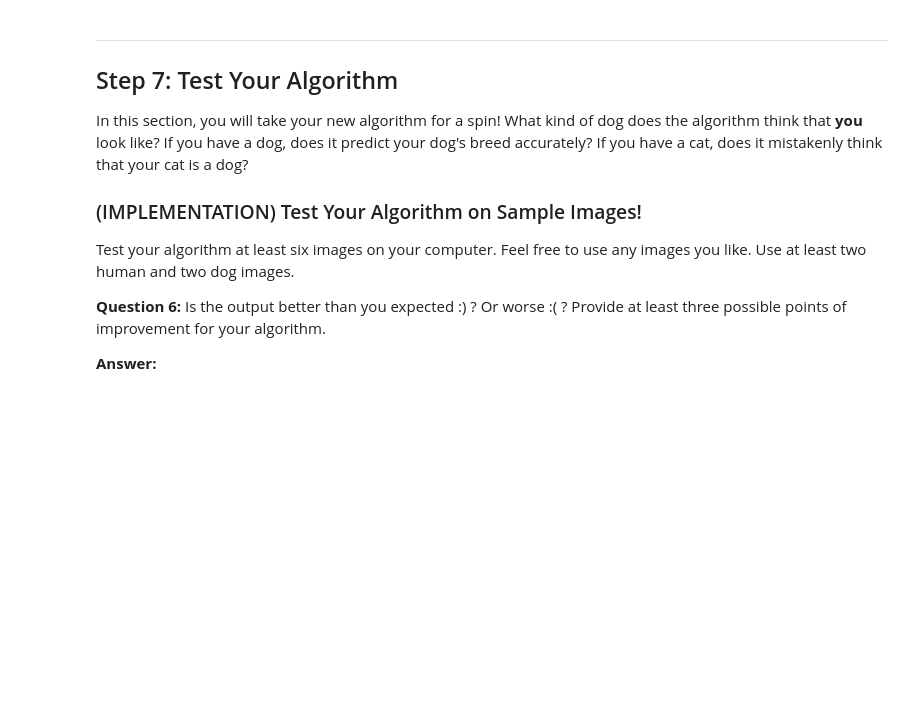
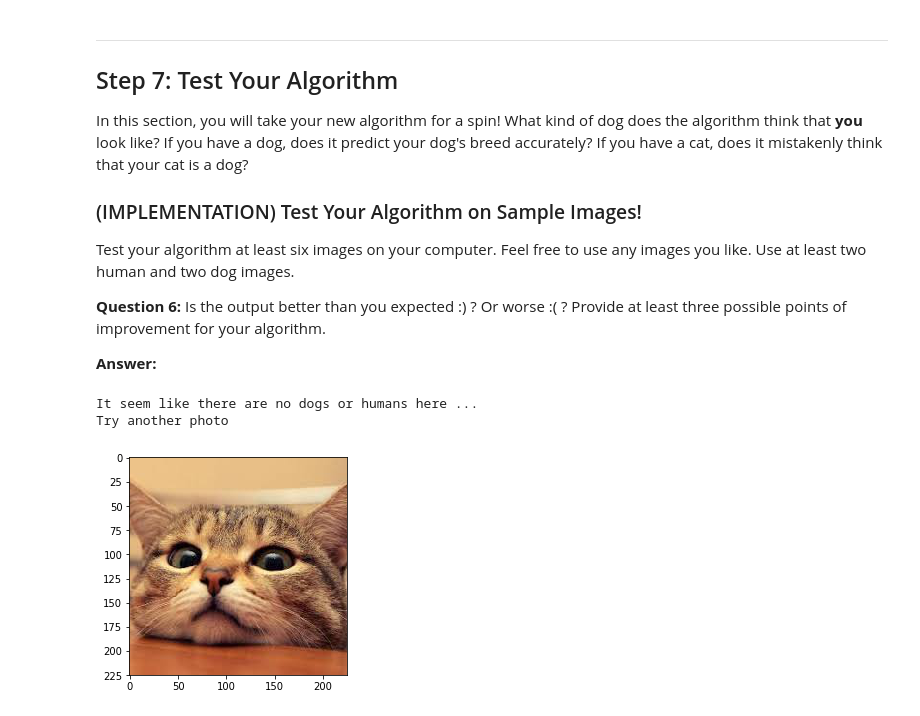
Before and after one commit to Natatisha/dog-project, a Jupyter notebook: dog_app.ipynb, the cells around one changed output. Saved outputs shown, nothing was run; the diff lists cells and outputs as text; code cells hidden in the pictures; blank space fills up the shorter version.

```diff
--- a/dog_app.ipynb
+++ b/dog_app.ipynb
@@ -649,3 +777,29 @@ Some sample output for our algorithm is provided below, but feel free to design
+# %%
+def get_random_dog():
+    return np.random.choice(dog_names, replace=False)
+# %%
+HUMAN_OUTPUT_MSG = "hello, human!"
+DOG_OUTPUT_MSG = "hi, doggy!"
+PREDICTION_MSG = "You look like a "
+NOTHING_DETECTED_ERROR_MSG = "It seem like there are no dogs or humans here ...\nTry another photo"
+# %%
+def display_prediction(img_path, prediction):
+    display_img(img_path)
+    print(PREDICTION_MSG + prediction)
+# %%
+def predict_img(img_path):
+    human_detected = face_detector(img_path)
+    dog_detected = dog_detector(img_path)
+    if human_detected:
+        print(HUMAN_OUTPUT_MSG)
+        display_prediction(img_path, get_random_dog())
+    elif dog_detected:
+        breed = predict_breed(img_path)
+        print(DOG_OUTPUT_MSG)
+        display_prediction(img_path, breed)
+    else:
+        print(NOTHING_DETECTED_ERROR_MSG)
+        display_img(img_path)
 # %% [markdown]
 ---
 <a id='step7'></a>
@@ -663,4 +817,9 @@ __Answer:__
 # %%
 ## TODO: Execute your algorithm from Step 6 on
 ## at least 6 images on your computer.
 ## Feel free to use as many code cells as needed.
+predict_img('images/cat.jpeg')
+# %% [output]
+It seem like there are no dogs or humans here ...
+Try another photo
+[figure, added]
```
Also changed, not shown: parts of 25 cells of this notebook, 8 other files.
